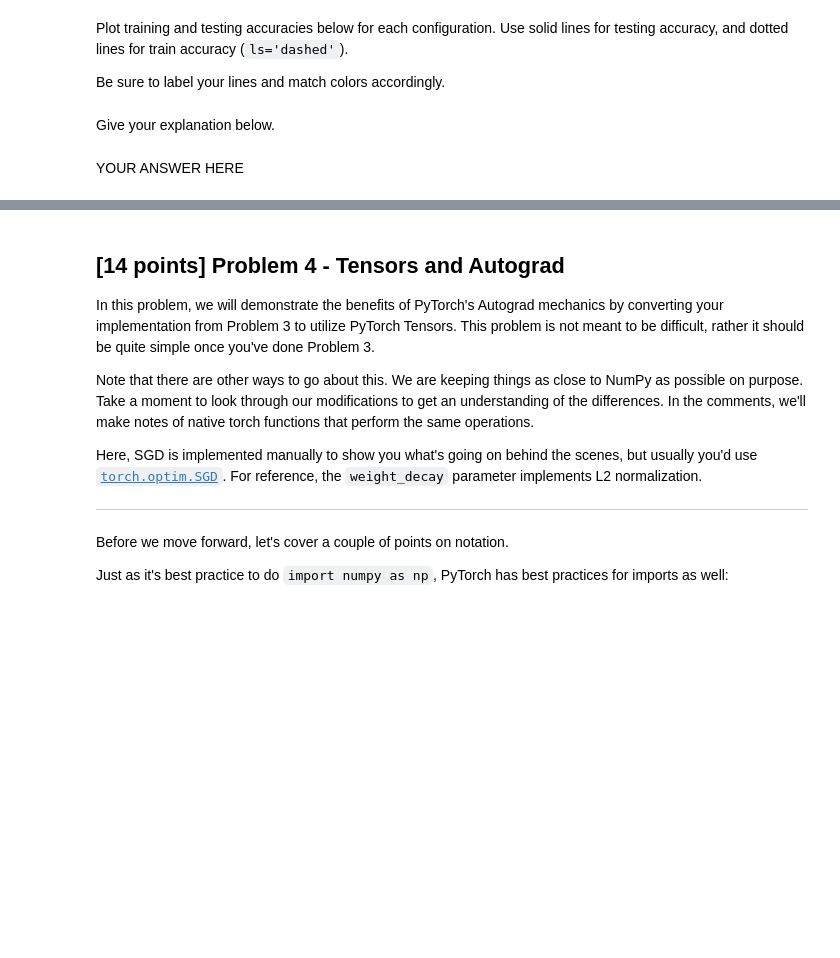
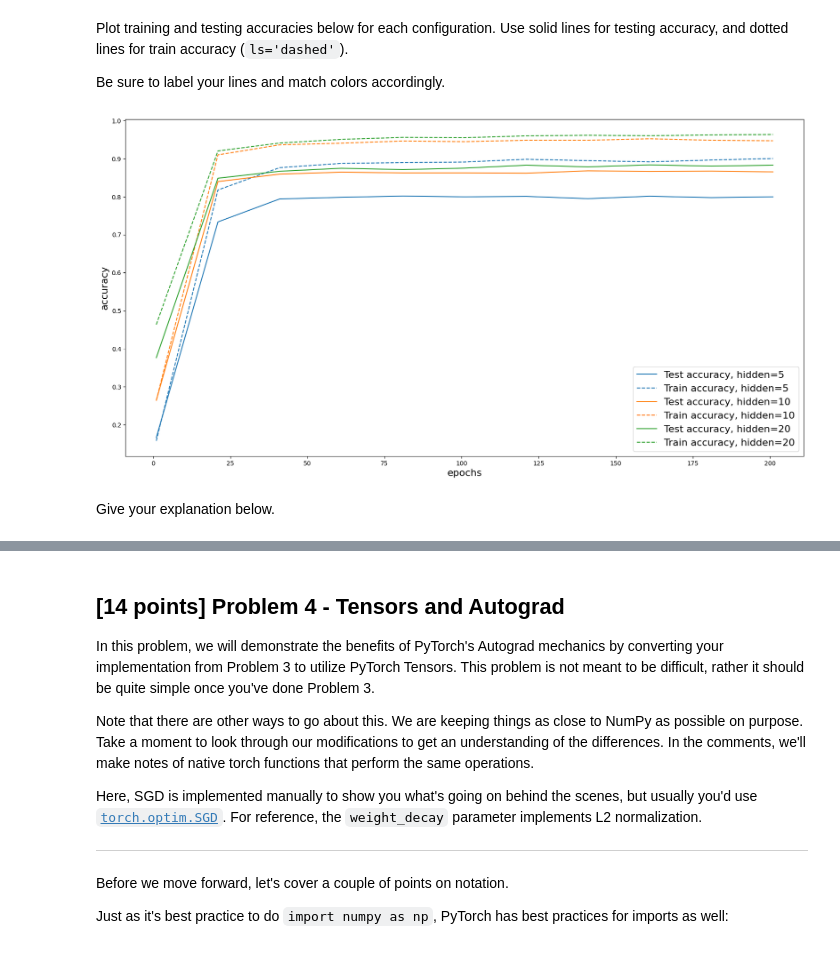
Before and after one commit to daniavayu/homework4-daniavayu, a Jupyter notebook: homework4.ipynb, the cells around one changed output, grey strips where cells are left out. Drawn from its saved outputs; the diff is of its cells as text; code cells hidden in the pictures; blank space fills up the shorter version.

```diff
--- a/homework4.ipynb
+++ b/homework4.ipynb
@@ -122,18 +657,15 @@ Implement the following loss functions in NumPy:
 Please **do not use any other external libraries** for this such as sklearn.
 
 **Note**: Assume that the inputs `y` and `yhat` are both 1-dimensional numpy arrays with $n$ entries. The expected output is a float.
-# %%
-def mean_squared_error(yhat, y):
-    # YOUR CODE HERE
-    raise NotImplementedError()
-
-def mean_absolute_error(yhat, y):
-    # YOUR CODE HERE
-    raise NotImplementedError()
-
-def hinge_loss(yhat, y):
-    # YOUR CODE HERE
-    raise NotImplementedError()
+# %%
+def mean_squared_error(yhat, y):
+    return np.mean((yhat - y) ** 2)
+
+def mean_absolute_error(yhat, y):
+    return np.mean(np.abs(yhat - y))
+
+def hinge_loss(yhat, y):
+    return np.mean(np.maximum(0, 1 - y * yhat))
 # %%
 # random tests for checking your impementation.
 from tests import tests
@@ -344,19 +948,32 @@ Be sure to label your lines and match colors accordingly.
 # %%
 fig, ax = plt.subplots(nrows=1, ncols=1, figsize=(20,10))
 epochs_array = [i for i in range(1, 220, 20)]
 
-# YOUR CODE HERE
-raise NotImplementedError()
+hidden_layer_dimensions = [5, 10, 20]
+colors = ["tab:blue", "tab:orange", "tab:green"]
 
+for nn, hidden_dim, color in zip(nns, hidden_layer_dimensions, colors):
+    ax.plot(
+        epochs_array,
+        nn.acc_test_array,
+        color=color,
+        linestyle="solid",
+        label=f"Test accuracy, hidden={hidden_dim}"
+    )
 
-# YOUR CODE HERE
-raise NotImplementedError()
+    ax.plot(
+        epochs_array,
+        nn.acc_train_array,
+        color=color,
+        linestyle="dashed",
+        label=f"Train accuracy, hidden={hidden_dim}"
+    )
 
 ax.legend(loc="lower right", fontsize=16)
 ax.set_xlabel("epochs", fontsize=16)
 ax.set_ylabel("accuracy", fontsize=16)
 plt.show()
+# %% [output]
+[figure, added]
 # %% [markdown]
 Give your explanation below.
-# %% [markdown]
-YOUR ANSWER HERE
```
Also changed, not shown: parts of 27 cells of this notebook, 3 other files.
